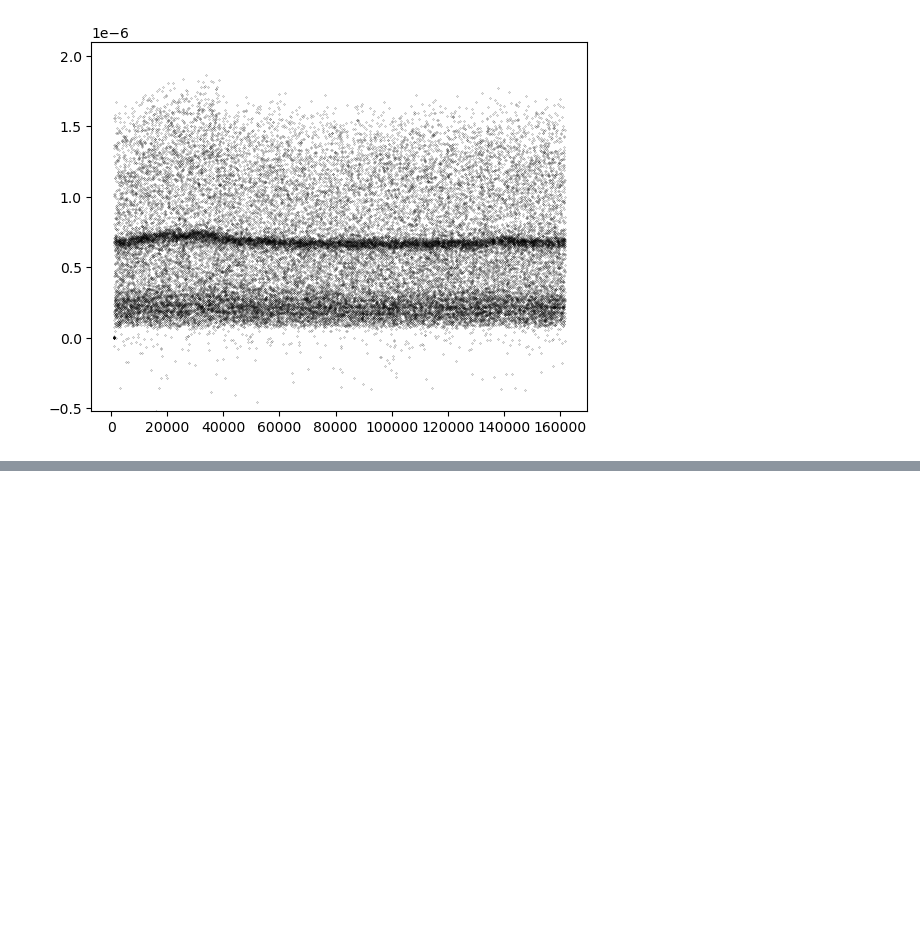
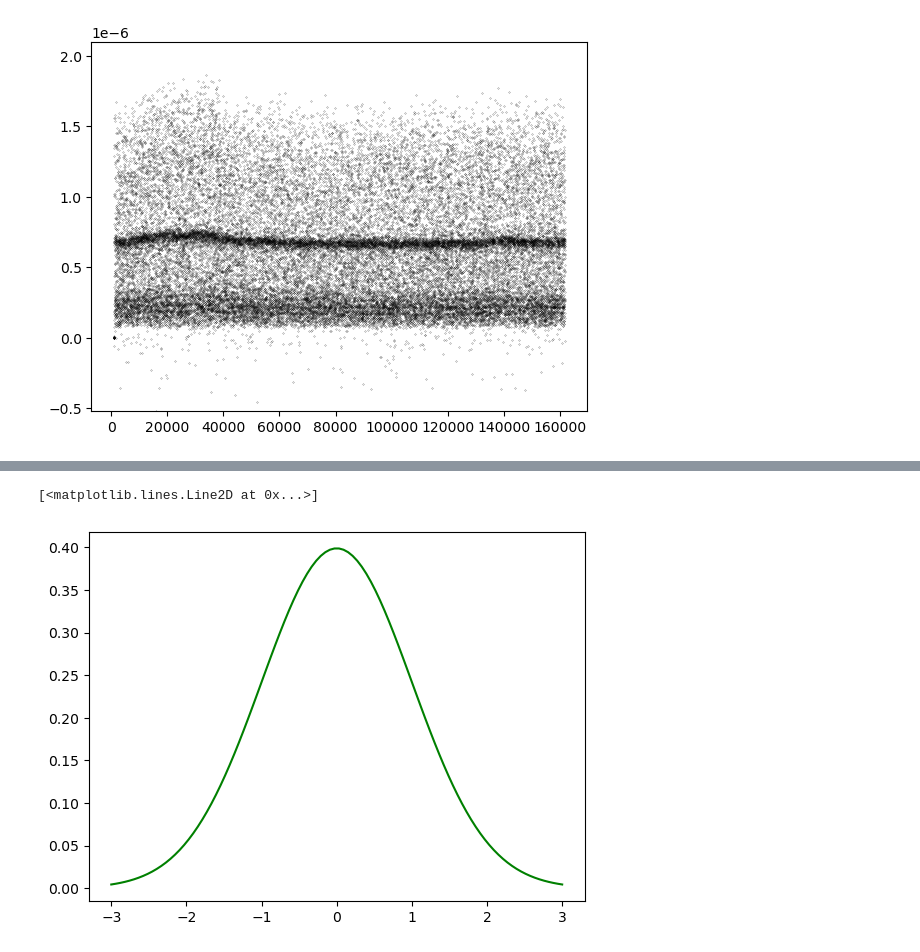
Before and after one commit to villano-lab/R76Analysis, a Jupyter notebook: Tutorial_Replication.ipynb, the cells around one changed output, grey strips where cells are left out. Cells and saved outputs as stored; diff of their text form; code cells hidden in the pictures; blank space fills up the shorter version.

```diff
--- a/Tutorial_Replication.ipynb
+++ b/Tutorial_Replication.ipynb
@@ -111,0 +156,6 @@ plt.show()
+# %%
+plt.plot(np.linspace(-3,3,100),gauss(np.linspace(-3,3,100)),color='green')
+#plt.plot(bins,1e3/(np.sqrt(2*np.pi)*0.05))
+# %% [output]
+[<matplotlib.lines.Line2D at 0x...>]
+[figure, added]
```
Also changed, not shown: parts of 2 cells of this notebook.
